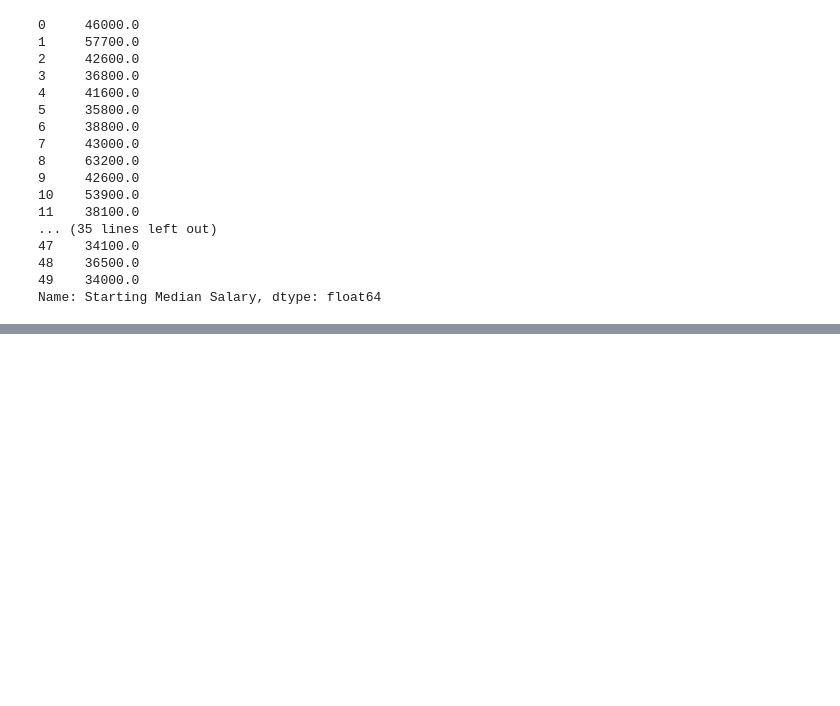
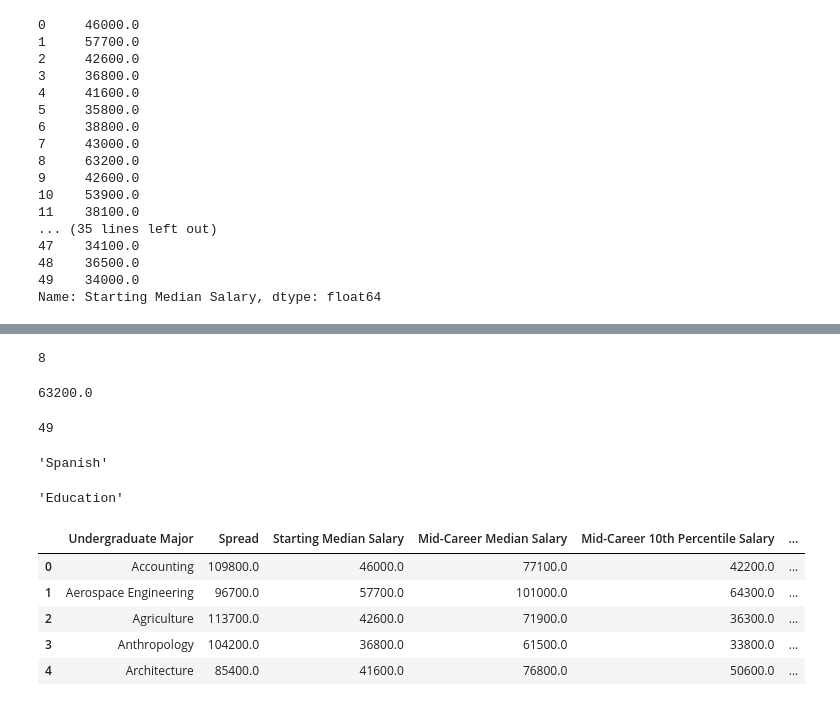
Before and after one commit to nico-Zero/Python, a Jupyter notebook: New_Shit__/Angela_Yu__/Day_71_pandas/main.ipynb, the cells around one changed output, grey strips where cells are left out. Drawn from its saved outputs; the diff is of its cells as text; code cells hidden in the pictures; blank space fills up the shorter version.

```diff
--- a/New_Shit__/Angela_Yu__/Day_71_pandas/main.ipynb
+++ b/New_Shit__/Angela_Yu__/Day_71_pandas/main.ipynb
@@ -55,0 +89,29 @@ Name: Starting Median Salary, dtype: float64
+# %%
+id = clened_df["Mid-Career Median Salary"].idxmax()
+print(id)
+clened_df["Starting Median Salary"][id]
+# %% [output]
+8
+63200.0
+# %%
+id = clened_df["Starting Median Salary"].idxmin()
+print(id)
+clened_df["Undergraduate Major"][id]
+# %% [output]
+49
+'Spanish'
+# %%
+clened_df["Undergraduate Major"][clened_df['Mid-Career Median Salary'].idxmin()]
+# %% [output]
+'Education'
+# %%
+sorted_col = clened_df['Mid-Career 90th Percentile Salary'] - clened_df["Mid-Career 10th Percentile Salary"]
+clened_df.insert(1,"Spread",sorted_col)
+clened_df.head()
+# %% [output]
+|  | Undergraduate Major | Spread | Starting Median Salary | Mid-Career Median Salary | Mid-Career 10th Percentile Salary | ... |
+| 0 | Accounting | 109800.0 | 46000.0 | 77100.0 | 42200.0 | ... |
+| 1 | Aerospace Engineering | 96700.0 | 57700.0 | 101000.0 | 64300.0 | ... |
+| 2 | Agriculture | 113700.0 | 42600.0 | 71900.0 | 36300.0 | ... |
+| 3 | Anthropology | 104200.0 | 36800.0 | 61500.0 | 33800.0 | ... |
+| 4 | Architecture | 85400.0 | 41600.0 | 76800.0 | 50600.0 | ... |
```
Also changed, not shown: parts of 8 cells of this notebook.
